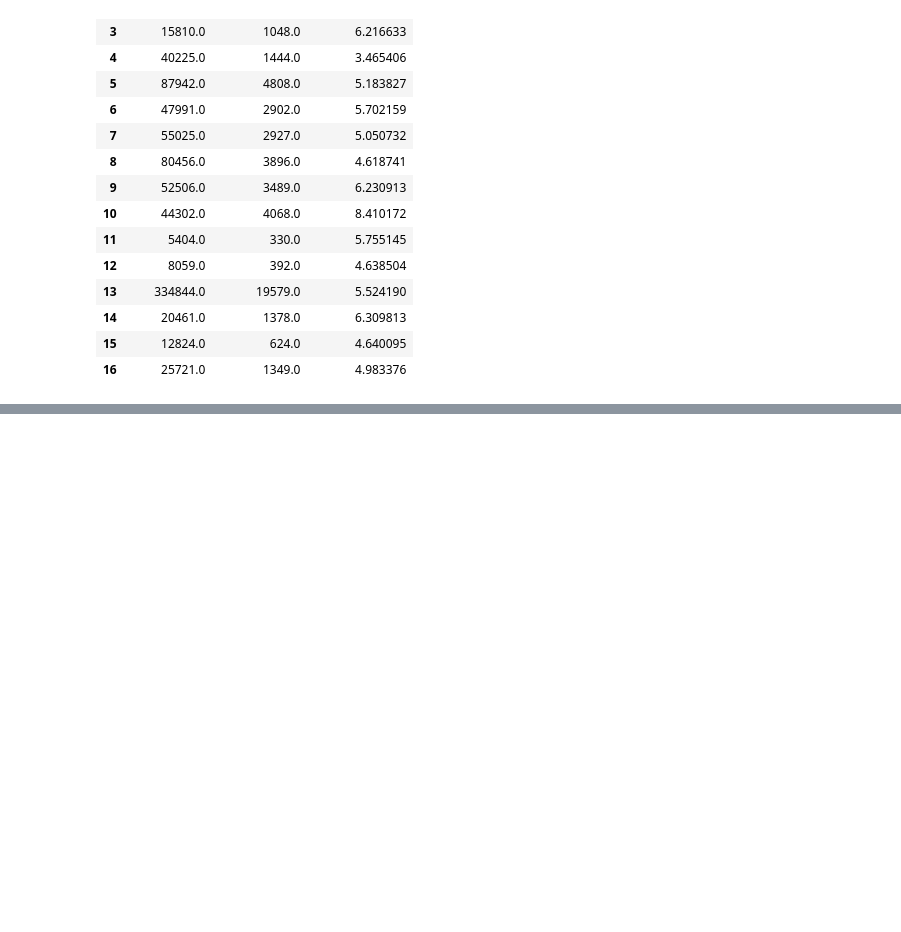
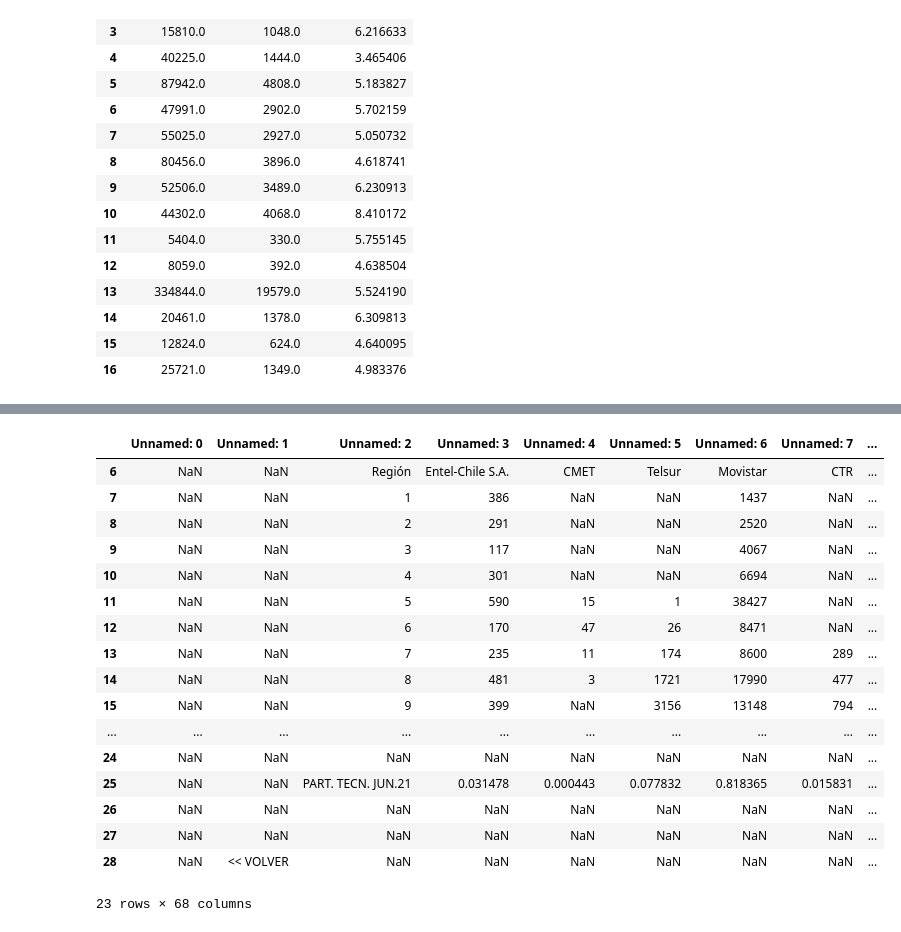
Before and after one commit to MarceVU/Proyecto---Cs-de-Datos, a Jupyter notebook: Proyecto.ipynb, the cells around one changed output, grey strips where cells are left out. Saved outputs shown, nothing was run; the diff lists cells and outputs as text; code cells hidden in the pictures; blank space fills up the shorter version.

```diff
--- a/Proyecto.ipynb
+++ b/Proyecto.ipynb
@@ -277,0 +281,3 @@ desempeño_df
+# %%
+excel = pd.read_excel('Propuesta/1_SERIES_CONEXIONES_INTERNET_FIJA_JUN21_030821.xlsx', '7.7.1.CO_TEC_RG_EMP_FIJAS')
+excel.head()
@@ -277,0 +292,22 @@ desempeño_df
+# %%
+excel = excel.drop(excel.index[[0, 1, 2, 3, 4, 5]])
+excel
+# %% [output]
+|  | Unnamed: 0 | Unnamed: 1 | Unnamed: 2 | Unnamed: 3 | Unnamed: 4 | Unnamed: 5 | Unnamed: 6 | Unnamed: 7 | ... |
+| 6 | NaN | NaN | Región | Entel-Chile S.A. | CMET | Telsur | Movistar | CTR | ... |
+| 7 | NaN | NaN | 1 | 386 | NaN | NaN | 1437 | NaN | ... |
+| 8 | NaN | NaN | 2 | 291 | NaN | NaN | 2520 | NaN | ... |
+| 9 | NaN | NaN | 3 | 117 | NaN | NaN | 4067 | NaN | ... |
+| 10 | NaN | NaN | 4 | 301 | NaN | NaN | 6694 | NaN | ... |
+| 11 | NaN | NaN | 5 | 590 | 15 | 1 | 38427 | NaN | ... |
+| 12 | NaN | NaN | 6 | 170 | 47 | 26 | 8471 | NaN | ... |
+| 13 | NaN | NaN | 7 | 235 | 11 | 174 | 8600 | 289 | ... |
+| 14 | NaN | NaN | 8 | 481 | 3 | 1721 | 17990 | 477 | ... |
+| 15 | NaN | NaN | 9 | 399 | NaN | 3156 | 13148 | 794 | ... |
+| ... | ... | ... | ... | ... | ... | ... | ... | ... | ... |
+| 24 | NaN | NaN | NaN | NaN | NaN | NaN | NaN | NaN | ... |
+| 25 | NaN | NaN | PART. TECN. JUN.21 | 0.031478 | 0.000443 | 0.077832 | 0.818365 | 0.015831 | ... |
+| 26 | NaN | NaN | NaN | NaN | NaN | NaN | NaN | NaN | ... |
+| 27 | NaN | NaN | NaN | NaN | NaN | NaN | NaN | NaN | ... |
+| 28 | NaN | << VOLVER | NaN | NaN | NaN | NaN | NaN | NaN | ... |
+23 rows × 68 columns
```
Also changed, not shown: parts of 6 cells of this notebook.
